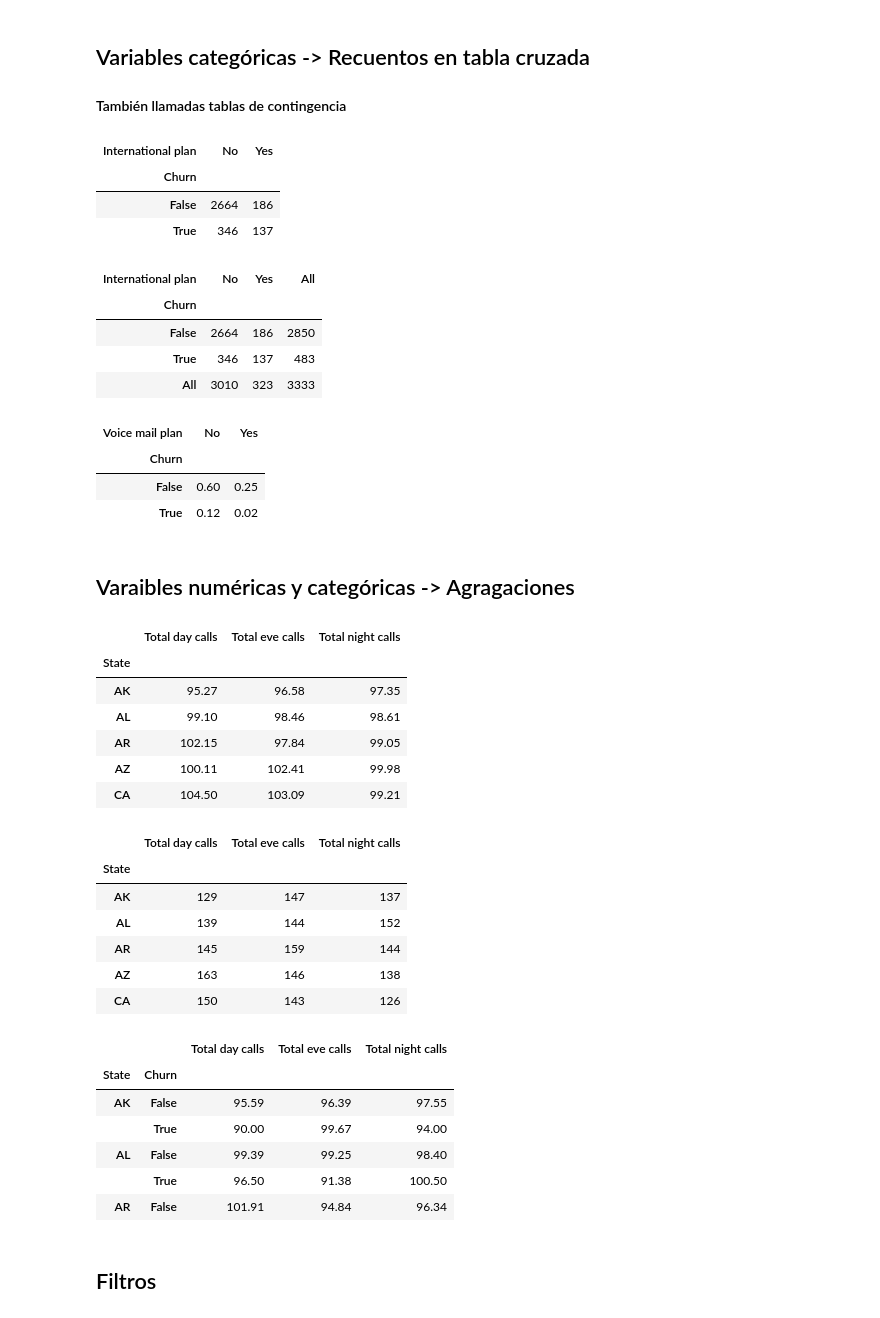
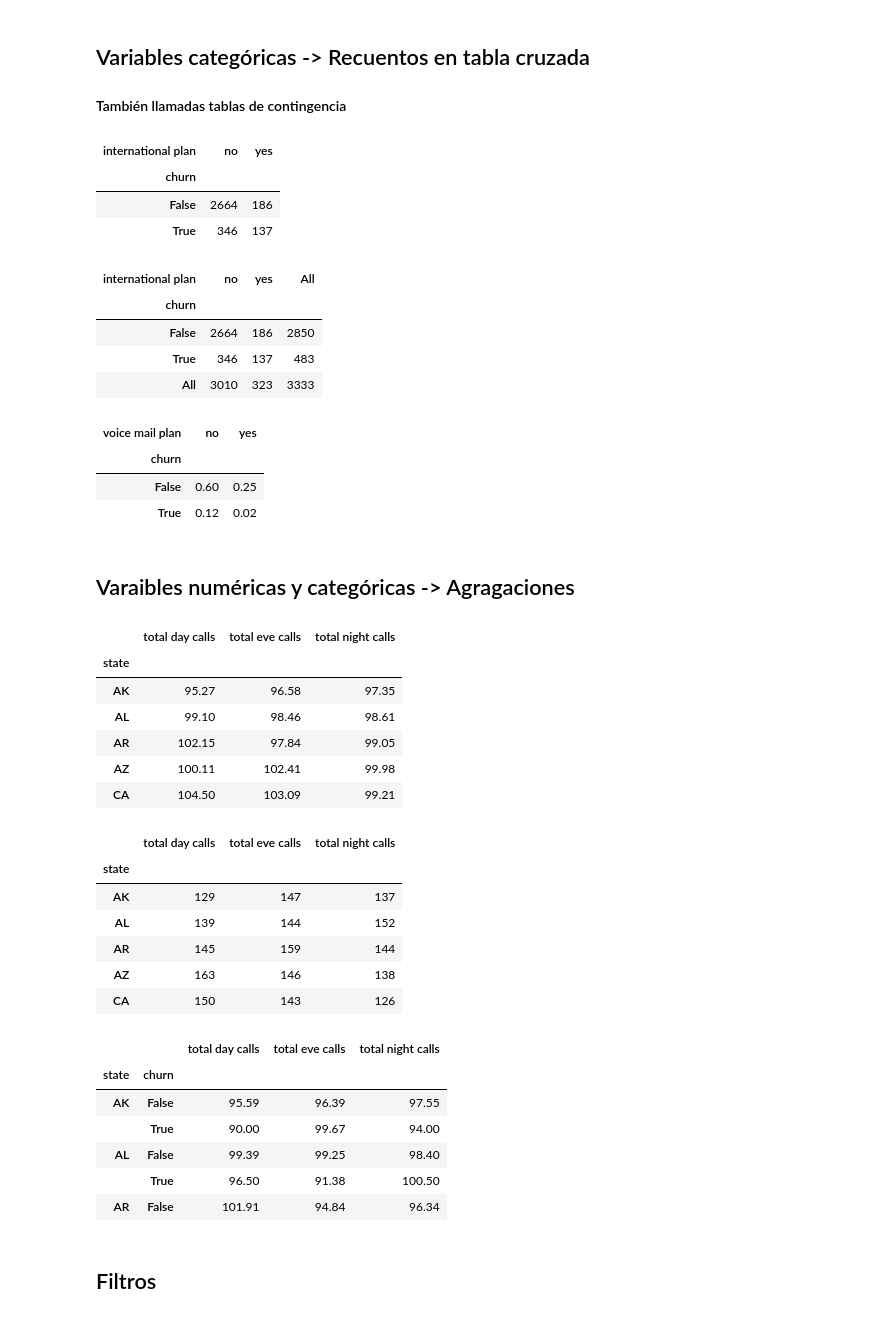
Before and after one commit to pbonillor/DATA_SCIENCE_CON_PYTHON, a Jupyter notebook: MODULO_I/pandas.ipynb, the cells around one changed output. Saved outputs shown, nothing was run; the diff lists cells and outputs as text; code cells hidden in the pictures.

```diff
--- a/MODULO_I/pandas.ipynb
+++ b/MODULO_I/pandas.ipynb
@@ -224,57 +235,57 @@ pd.DataFrame({  'Recuento':   df['State'].value_counts(),
 
 #### También llamadas tablas de contingencia
 # %%
-pd.crosstab(df['Churn'], df['International plan'])
+pd.crosstab(df['churn'], df['international plan'])
 # %% [output]
-| International plan | No | Yes |
-| Churn |  |  |
+| international plan | no | yes |
+| churn |  |  |
 | False | 2664 | 186 |
 | True | 346 | 137 |
 # %%
-pd.crosstab(df['Churn'], df['International plan'], margins=True)
+pd.crosstab(df['churn'], df['international plan'], margins=True)
 # %% [output]
-| International plan | No | Yes | All |
-| Churn |  |  |  |
+| international plan | no | yes | All |
+| churn |  |  |  |
 | False | 2664 | 186 | 2850 |
 | True | 346 | 137 | 483 |
 | All | 3010 | 323 | 3333 |
 # %%
-pd.crosstab(df['Churn'], df['Voice mail plan'], normalize=True)
+pd.crosstab(df['churn'], df['voice mail plan'], normalize=True)
 # %% [output]
-| Voice mail plan | No | Yes |
-| Churn |  |  |
+| voice mail plan | no | yes |
+| churn |  |  |
 | False | 0.60 | 0.25 |
 | True | 0.12 | 0.02 |
 # %% [markdown]
 ## Varaibles numéricas y categóricas -> Agragaciones
 # %%
-df.pivot_table(['Total day calls', 'Total eve calls', 'Total night calls'],
-               ['State'], aggfunc='mean').head()
+df.pivot_table(['total day calls', 'total eve calls', 'total night calls'],
+               ['state'], aggfunc='mean').head()
 # %% [output]
-|  | Total day calls | Total eve calls | Total night calls |
-| State |  |  |  |
+|  | total day calls | total eve calls | total night calls |
+| state |  |  |  |
 | AK | 95.27 | 96.58 | 97.35 |
 | AL | 99.10 | 98.46 | 98.61 |
 | AR | 102.15 | 97.84 | 99.05 |
 | AZ | 100.11 | 102.41 | 99.98 |
 | CA | 104.50 | 103.09 | 99.21 |
 # %%
-df.pivot_table(['Total day calls', 'Total eve calls', 'Total night calls'],
-               ['State'], aggfunc='max').head()
+df.pivot_table(['total day calls', 'total eve calls', 'total night calls'],
+               ['state'], aggfunc='max').head()
 # %% [output]
-|  | Total day calls | Total eve calls | Total night calls |
-| State |  |  |  |
+|  | total day calls | total eve calls | total night calls |
+| state |  |  |  |
 | AK | 129 | 147 | 137 |
 | AL | 139 | 144 | 152 |
 | AR | 145 | 159 | 144 |
 | AZ | 163 | 146 | 138 |
 | CA | 150 | 143 | 126 |
 # %%
-df.pivot_table(['Total day calls', 'Total eve calls', 'Total night calls'],
-               ['State', "Churn"], aggfunc='mean').head()
+df.pivot_table(['total day calls', 'total eve calls', 'total night calls'],
+               ['state', "churn"], aggfunc='mean').head()
 # %% [output]
-|  |  | Total day calls | Total eve calls | Total night calls |
-| State | Churn |  |  |  |
+|  |  | total day calls | total eve calls | total night calls |
+| state | churn |  |  |  |
 | AK | False | 95.59 | 96.39 | 97.55 |
 |  | True | 90.00 | 99.67 | 94.00 |
 | AL | False | 99.39 | 99.25 | 98.40 |
```
Also changed, not shown: parts of 20 cells of this notebook.
